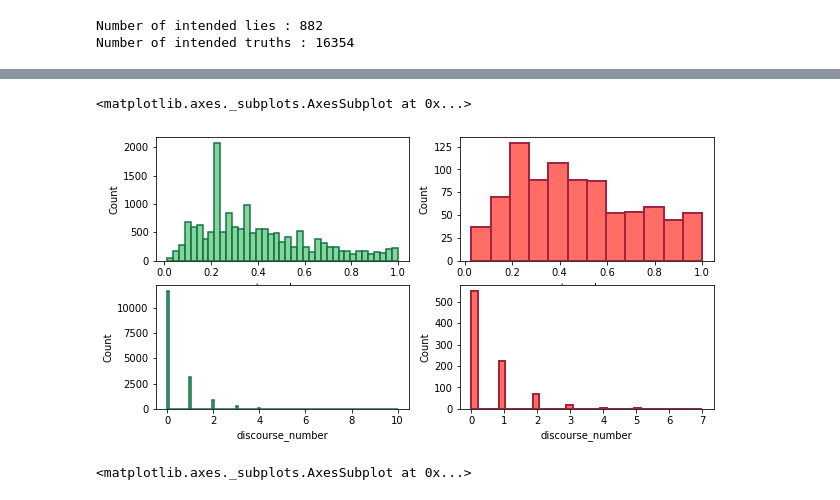
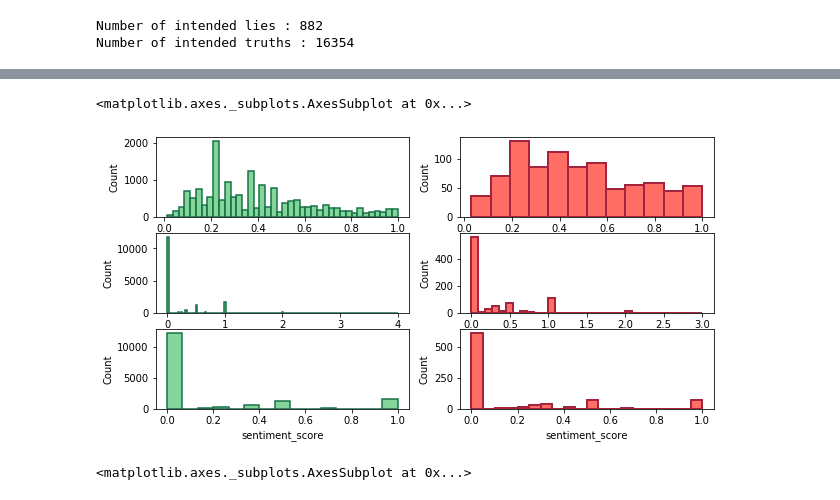
Before and after one commit to epfl-ada/ada-2020-project-milestone-p3-p3_team-clj, a Jupyter notebook: extension.ipynb, the cells around one changed output, grey strips where cells are left out. Saved outputs shown, nothing was run; the diff lists cells and outputs as text; code cells hidden in the pictures.

```diff
--- a/extension.ipynb
+++ b/extension.ipynb
@@ -346,18 +364,22 @@ coolors = {"Black":[12/256,15/256,10/256],
  "Burgundy":[165/256,36/256,61/256]} #dark red
 # %%
 colors = {'Lie' : coolors["Red"], 'Truth': coolors["Emerald"]}
-fig, axs = plt.subplots(2,2, figsize = (10,5))
+fig, axs = plt.subplots(3,2, figsize = (10,5))
 sns.histplot(data = truths, x = "meta.pred_score", ax = axs[0,0], color = colors['Truth'],
              edgecolor=coolors['Green'], linewidth=1.5)
 sns.histplot(data = lies, x = "meta.pred_score", ax = axs[0,1], color=colors['Lie'],
              edgecolor = coolors['Burgundy'], linewidth=2)
-sns.histplot(data = truths, x = "discourse_number", ax = axs[1,0], color = colors['Truth'],
+sns.histplot(data = truths, x = "discourse_score", ax = axs[1,0], color = colors['Truth'],
              edgecolor=coolors['Green'], linewidth=1.5)
-sns.histplot(data = lies, x = "discourse_number", ax = axs[1,1], color=colors['Lie'],
+sns.histplot(data = lies, x = "discourse_score", ax = axs[1,1], color=colors['Lie'],
              edgecolor = coolors['Burgundy'], linewidth=2)
+sns.histplot(data = truths, x = "sentiment_score", ax = axs[2,0], color = colors['Truth'],
+             edgecolor=coolors['Green'], linewidth=1.5)
+sns.histplot(data = lies, x = "sentiment_score", ax = axs[2,1], color=colors['Lie'],
+             edgecolor = coolors['Burgundy'], linewidth=2)
 # %% [output]
 <matplotlib.axes._subplots.AxesSubplot at 0x...>
-[figure, old version]
+[figure, new version]
 # %%
 fig, axs = plt.subplots(1,2, figsize = (10,5))
 sns.barplot(data = data, y = "meta.pred_score", x = "meta.speaker_intention", ci = 68,
```
Also changed, not shown: parts of 38 cells of this notebook.
